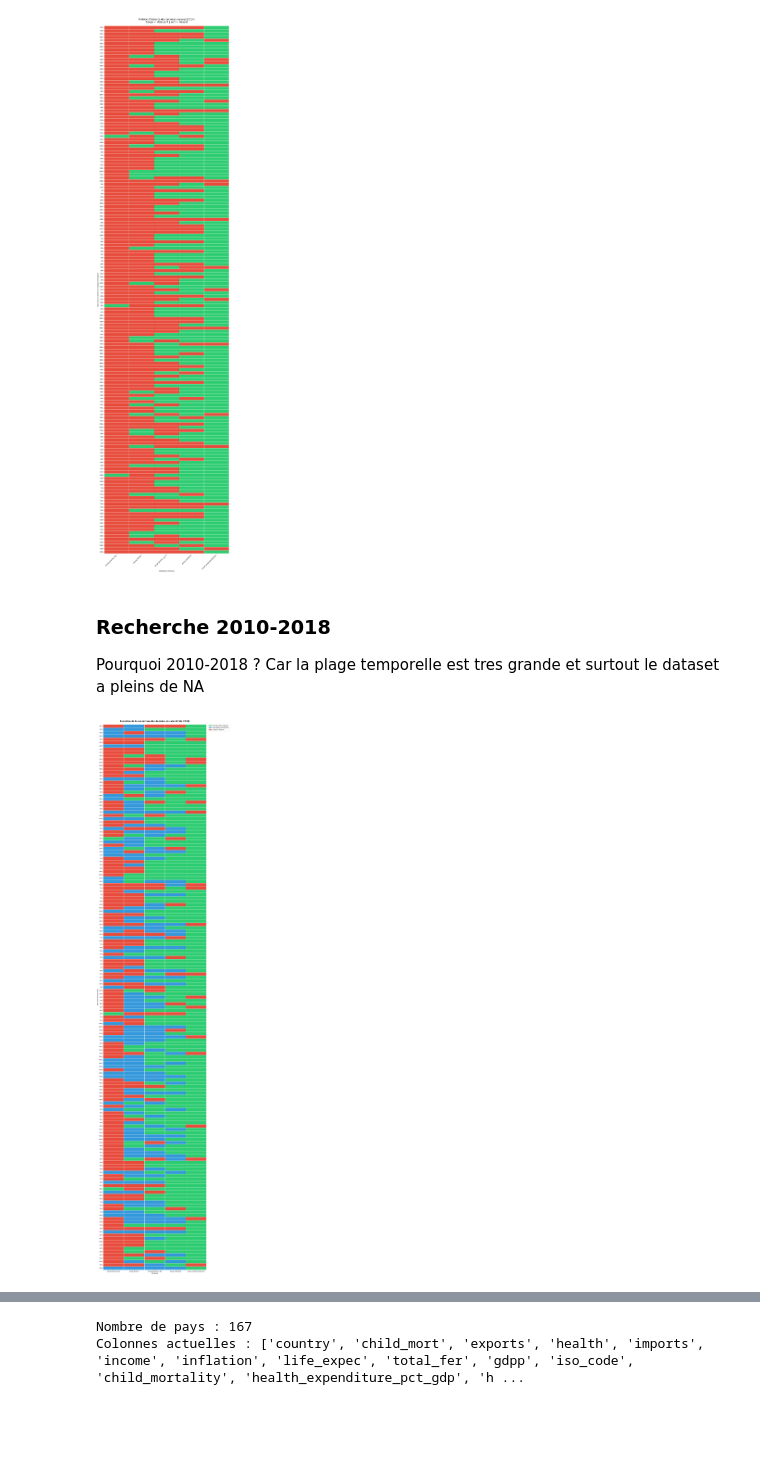
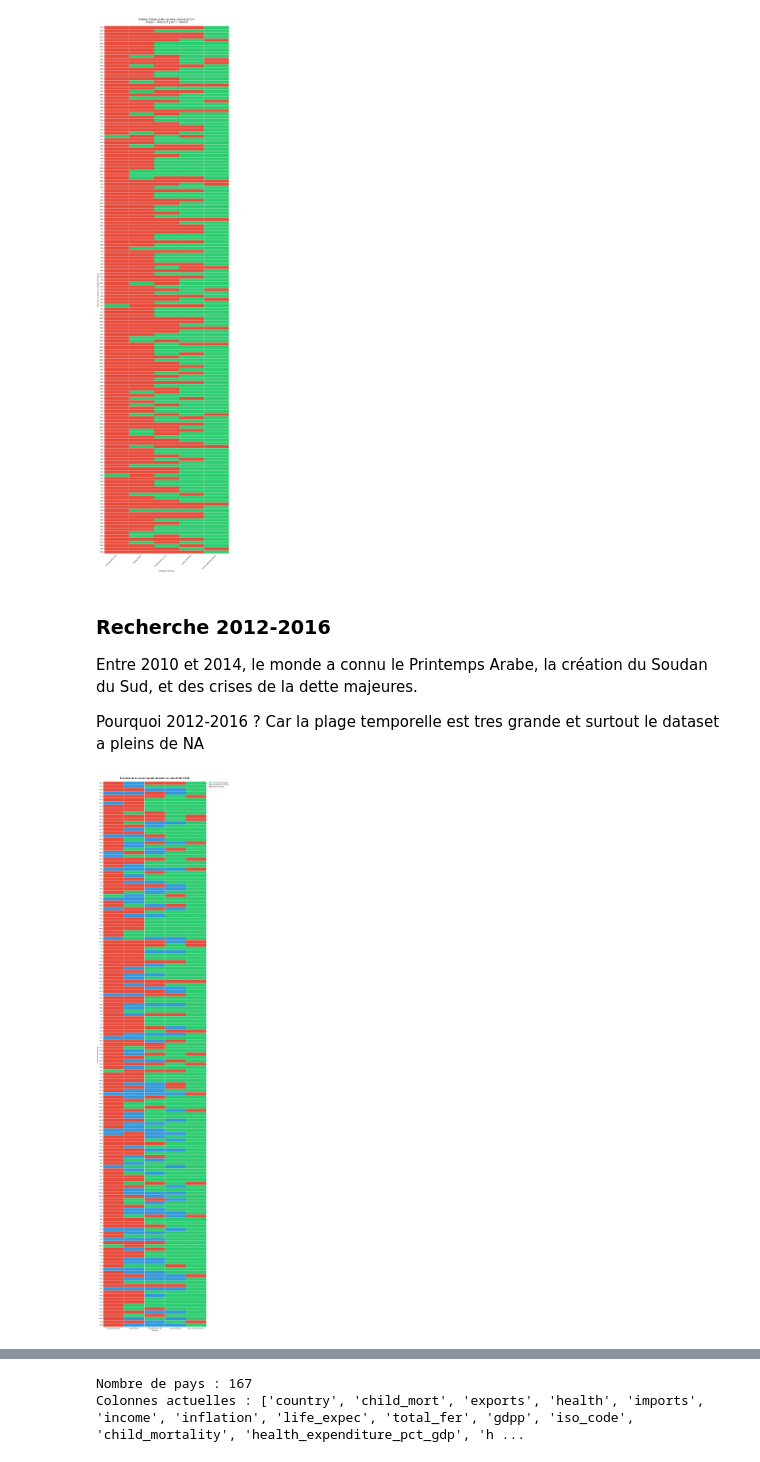
Before and after one commit to awa-d/ML2-project_clustering-countries, a Jupyter notebook: notebooks/P0_init-merge.ipynb, the cells around one changed output, grey strips where cells are left out. Saved outputs shown, nothing was run; the diff lists cells and outputs as text; code cells hidden in the pictures; blank space fills up the shorter version.

Commit message:
modif plage temporelle pour imputation à 2014-2016

```diff
--- a/notebooks/P0_init-merge.ipynb
+++ b/notebooks/P0_init-merge.ipynb
@@ -548,8 +552,11 @@ social_schooling_2014                 51.0                  30.5
 social_undernourishment_2014          18.0                  10.8
 [figure]
 # %% [markdown]
-### Recherche 2010-2018
-Pourquoi 2010-2018 ? Car la plage temporelle est tres grande et surtout le dataset a pleins de NA
+### Recherche 2012-2016
+
+Entre 2010 et 2014, le monde a connu le Printemps Arabe, la création du Soudan du Sud, et des crises de la dette majeures.
+
+Pourquoi 2012-2016 ? Car la plage temporelle est tres grande et surtout le dataset a pleins de NA
 # %%
 # Préparation d'un dictionnaire pour stocker les nouvelles colonnes
 status_data = {}
@@ -564,7 +571,7 @@ for key in social_keys:
     # Travail sur une copie locale pour éviter les modifications itératives sur df_social
     series_2014 = df_social[col_2014].copy()
 
-    search_years = [2015, 2013, 2016, 2012, 2017, 2011, 2018, 2010]
+    search_years = [2015, 2013, 2016, 2011, 2010]
 
     for yr in search_years:
         col_yr = f"{key}_{yr}"
@@ -600,33 +607,33 @@ df_viz = df_social[available_status_cols].copy()
 
 # Renommage pour la clarté des axes sur la heatmap
 # On utilise un dictionnaire de mapping pour éviter l'erreur de longueur (ValueError)
 rename_map = {f"{key}_status": key for key in social_keys}
 df_viz = df_viz.rename(columns=rename_map)
 
 # Filtrage : pays ayant au moins une donnée récupérée (1) ou absente (2)
 df_viz = df_viz[df_viz.max(axis=1) > 0]
 
 # Création de la figure
 plt.figure(figsize=(14, max(8, len(df_viz) * 0.35)))
 
 # Palette de couleurs : Vert (Original), Bleu (Récupéré), Rouge (Absent)
 colors = ["#2ecc71", "#3498db", "#e74c3c"]
 sns.heatmap(df_viz, cmap=colors, cbar=False, linewidths=0.1, vmin=0, vmax=2)
 
 # Légende
 legend_elements = [
     Patch(facecolor='#2ecc71', label='Donnée 2014 originale'),
-    Patch(facecolor='#3498db', label='Récupérée (2010-2018)'),
+    Patch(facecolor='#3498db', label='Récupérée (2012-2016)'),
     Patch(facecolor='#e74c3c', label='Toujours absente')
 ]
 
 plt.legend(handles=legend_elements, bbox_to_anchor=(1.02, 1), loc='upper left', borderaxespad=0)
 plt.title("Évolution de la couverture des données sociales (Cible 2014)", fontsize=15, weight='bold', pad=20)
 plt.ylabel(f"Pays avec lacunes ({len(df_viz)})")
 plt.xlabel("Variables")
 
 plt.tight_layout()
 plt.show()
 # %% [output]
-[figure, old version]
+[figure, new version]
 # %% [markdown]
```
Also changed, not shown: parts of 5 cells of this notebook.
